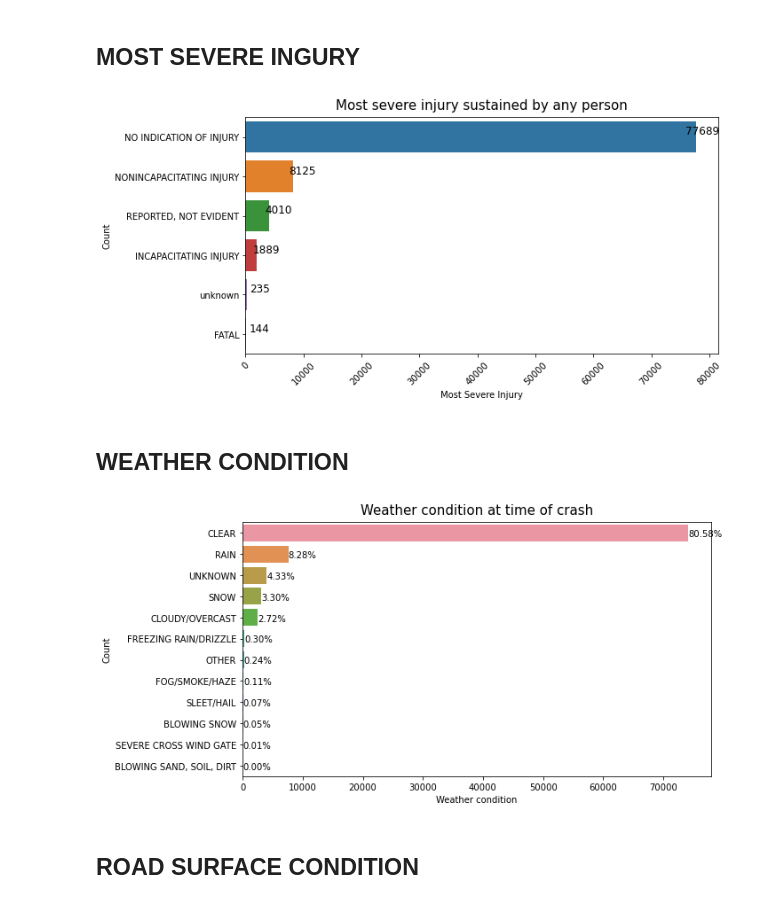
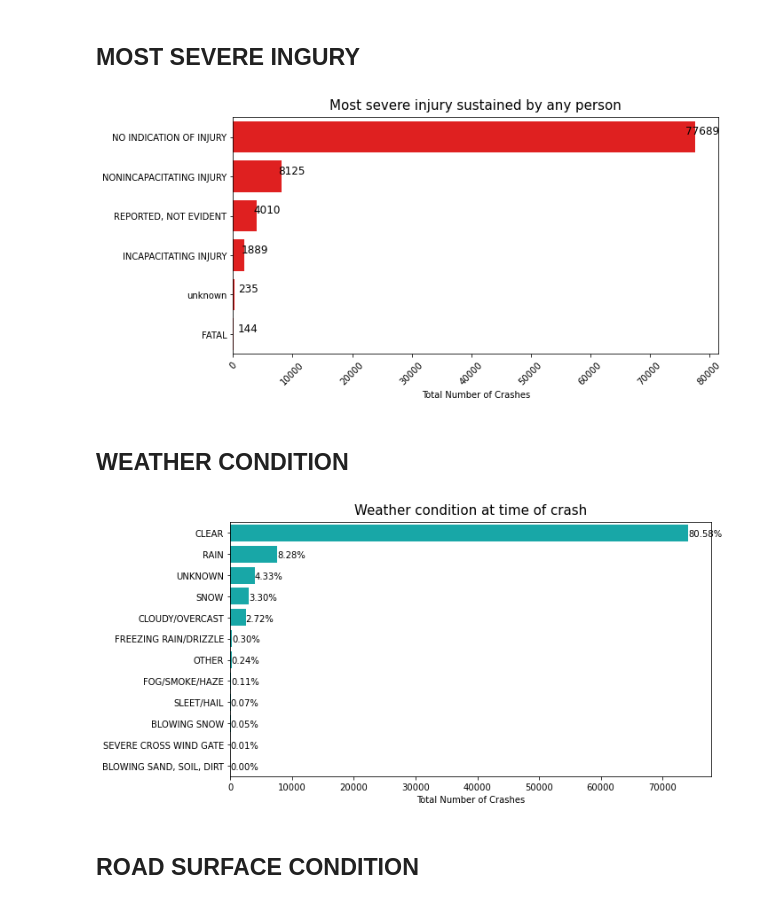
Before and after one commit to akladyous/Chicago_Car_Crashes, a Jupyter notebook: Chicago_Car_Crashes.ipynb, the cells around one changed output. Saved outputs shown, nothing was run; the diff lists cells and outputs as text; code cells hidden in the pictures.

```diff
--- a/Chicago_Car_Crashes.ipynb
+++ b/Chicago_Car_Crashes.ipynb
@@ -251,26 +251,28 @@ plt.show()
 ## MOST SEVERE INGURY
 # %%
 fig, ax = plt.subplots(figsize=(10,5))
-msi = sns.barplot(x=df.MOST_SEVERE_INJURY.value_counts().values, y=df.MOST_SEVERE_INJURY.value_counts().index,ax=ax)
+msi = sns.barplot(x=df.MOST_SEVERE_INJURY.value_counts().values,
+                  y=df.MOST_SEVERE_INJURY.value_counts().index, color='red', ax=ax)
 
 for index, row in df.MOST_SEVERE_INJURY.value_counts().iteritems():
     msi.text(x=4000+row, y=df.MOST_SEVERE_INJURY.value_counts().index.get_loc(index),
              s=round(row), color='black', va='bottom',  ha="right", fontsize=12)
 
 ax.set_title("Most severe injury sustained by any person", fontsize=15, ha='center', va='bottom')
-ax.set_xlabel('Most Severe Injury')
-ax.set_ylabel('Count')
+ax.set_xlabel('Total Number of Crashes')
+# ax.set_ylabel('Count')
 plt.xticks(rotation=45)
 fig.tight_layout()
 plt.savefig('./img/Most_Severe_Injury.jpg', dpi=150, format="jpg")
 plt.show()
 # %% [output]
-[figure, old version]
+[figure, new version]
 # %% [markdown]
 ## WEATHER CONDITION
 # %%
 fig, ax = plt.subplots(figsize=(10,5))
-wc = sns.barplot(x=df.WEATHER_CONDITION.value_counts().values, y=df.WEATHER_CONDITION.value_counts().index,ax=ax)
+wc = sns.barplot(x=df.WEATHER_CONDITION.value_counts().values,
+                 y=df.WEATHER_CONDITION.value_counts().index, color='c', ax=ax)
 
 for index, row in df.WEATHER_CONDITION.value_counts().iteritems():
     wc.text(x=row,
@@ -280,12 +282,11 @@ for index, row in df.WEATHER_CONDITION.value_counts().iteritems():
             verticalalignment='center_baseline', horizontalalignment='left')
 
 ax.set_title("Weather condition at time of crash", fontsize=15, ha='center', va='bottom')
-ax.set_xlabel('Weather condition')
-ax.set_ylabel('Count')
+ax.set_xlabel('Total Number of Crashes')
 plt.savefig('./img/Weathercondition.jpg',format="jpg")
 plt.show()
 # %% [output]
-[figure, old version]
+[figure, new version]
 # %% [markdown]
 ## ROAD SURFACE CONDITION
 # %%
```
Also changed, not shown: 7 other files.
